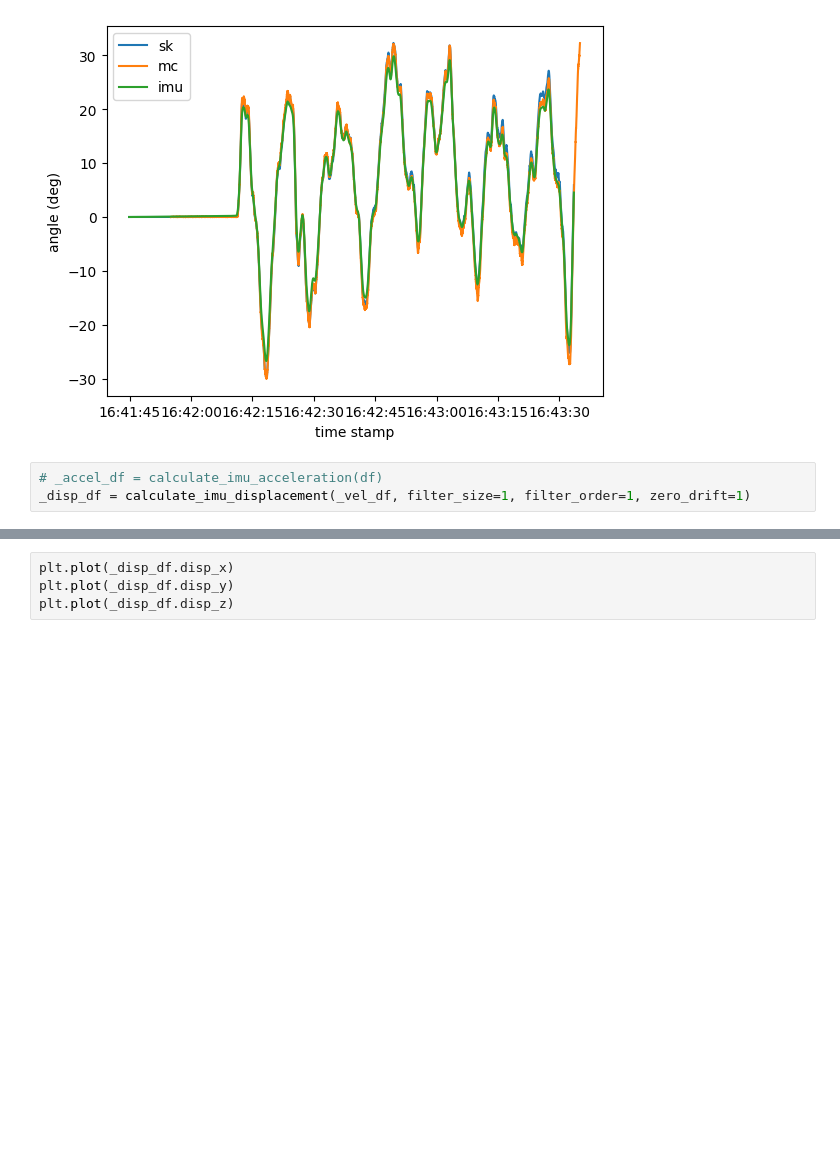
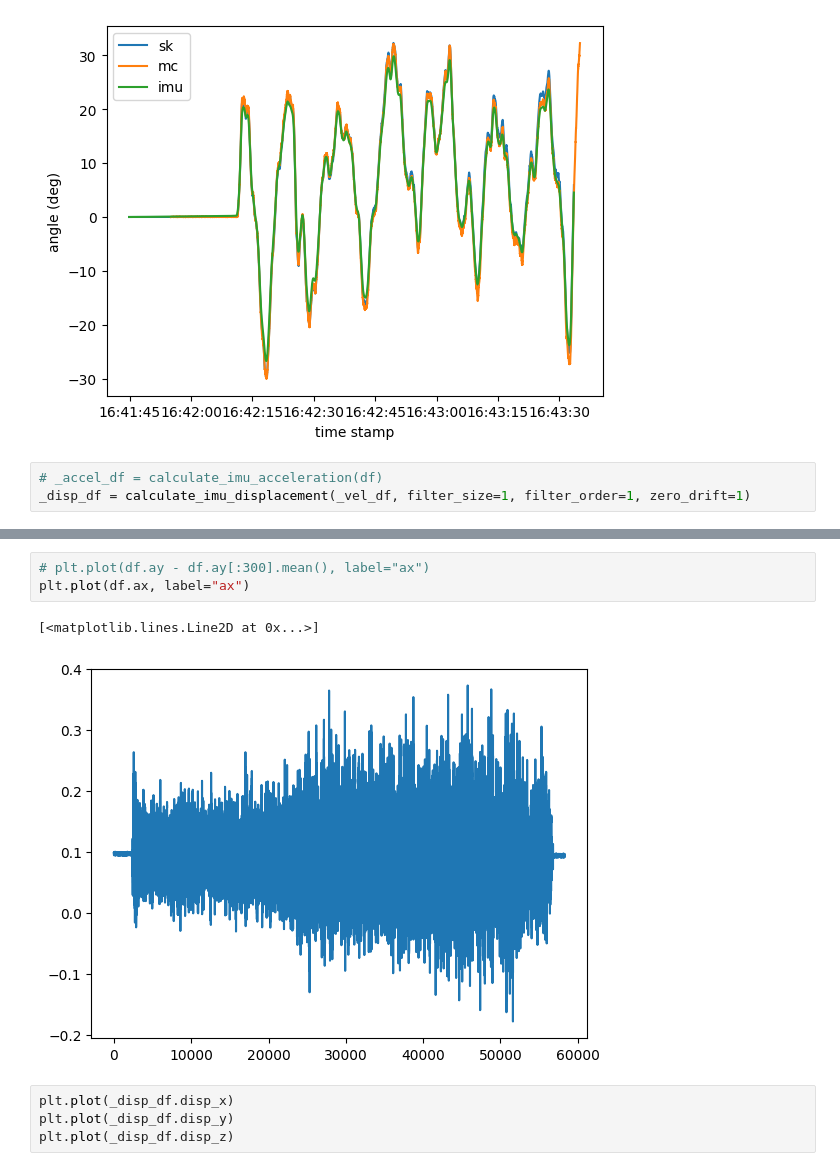
Before and after one commit to SujithChristopher/armbo_preliminary_work, a Jupyter notebook: simulation/ipy_notebooks/omniwheel_check.ipynb, the cells around one changed output, grey strips where cells are left out. Saved outputs shown, nothing was run; the diff lists cells and outputs as text; blank space fills up the shorter version.

```diff
--- a/simulation/ipy_notebooks/omniwheel_check.ipynb
+++ b/simulation/ipy_notebooks/omniwheel_check.ipynb
@@ -346,3 +296,9 @@ plt.legend()
+# %%
+# plt.plot(df.ay - df.ay[:300].mean(), label="ax")
+plt.plot(df.ax, label="ax")
+# %% [output]
+[<matplotlib.lines.Line2D at 0x...>]
+[figure, added]
 # %%
 plt.plot(_disp_df.disp_x)
 plt.plot(_disp_df.disp_y)
```
Also changed, not shown: parts of 4 cells of this notebook, 4 other files.
